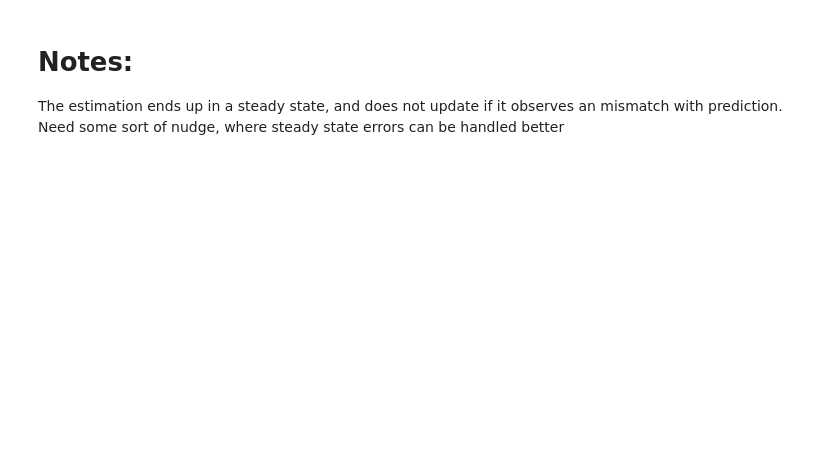
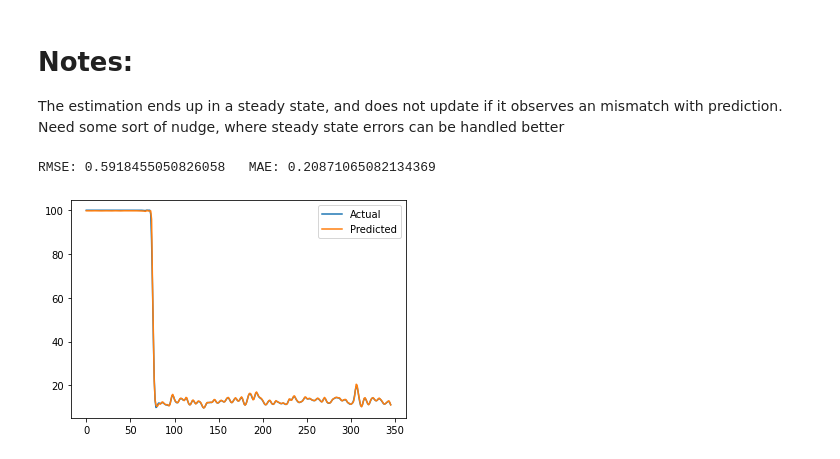
Before and after one commit to dipayan2/ARMAModel, a Jupyter notebook: ModularCode.ipynb, the cells around one changed output. Drawn from its saved outputs; the diff is of its cells as text; code cells hidden in the pictures; blank space fills up the shorter version.

```diff
--- a/ModularCode.ipynb
+++ b/ModularCode.ipynb
@@ -462,7 +462,7 @@ def main(TEST_START=7500,STEP=50,N_CLUST=5,TRAIN_END=7500,ARP=4,PASS='low'):
 #             if P_like[j] > 0.7:
 #                 y_est = y_pred[-1]
 #                 break
-        y_est = max(0, min(y_est-res_pred, 100))
+#         y_est = max(0, min(y_est-res_pred, 100))
         res = y_est - y_act
 
         if abs(res) < 20:      # removing huge state changes
@@ -486,6 +486,9 @@ def main(TEST_START=7500,STEP=50,N_CLUST=5,TRAIN_END=7500,ARP=4,PASS='low'):
 # Notes:
 The estimation ends up in a steady state, and does not update if it observes an mismatch with prediction. Need some sort of nudge, where steady state errors can be handled better
 # %%
-main(TRAIN_END=7500,TEST_START=7500,N_CLUST=15,STEP=150,ARP=4)
+main(TRAIN_END=7500,TEST_START=7500,N_CLUST=10,STEP=350,ARP=4)
+# %% [output]
+RMSE: 0.5918455050826058   MAE: 0.20871065082134369
+[figure, added]
 # %%
 main(TRAIN_END=7500,TEST_START=7500,N_CLUST=15,STEP=150,ARP=4,PASS='high')
```
Also changed, not shown: parts of 1 cell of this notebook.
